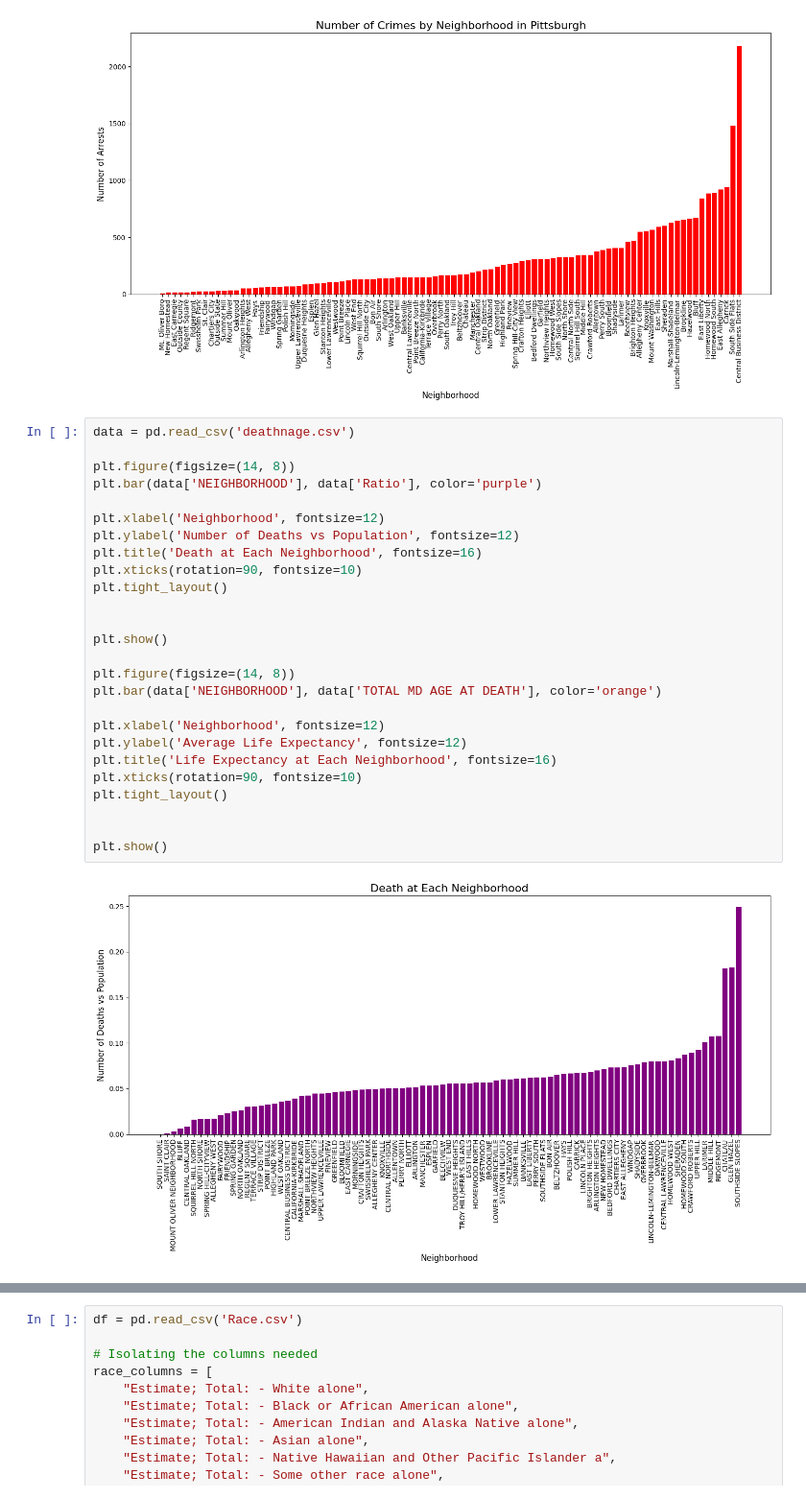
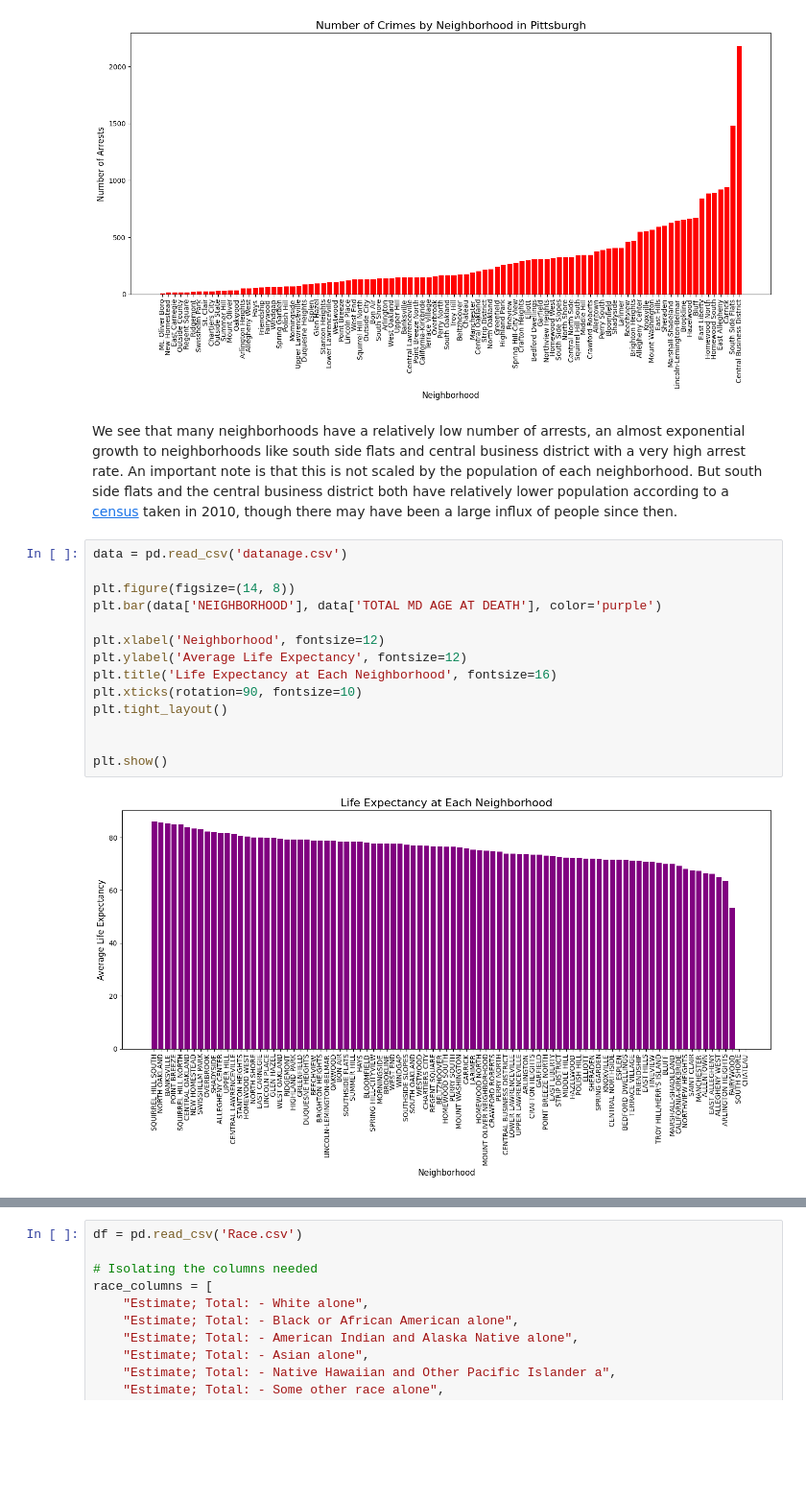
Before and after one commit to SAS609/final-project, a Jupyter notebook: finalproject.ipynb, the cells around one changed output, grey strips where cells are left out. Shown at 96% size. Cells and saved outputs as stored; diff of their text form; blank space fills up the shorter version.

```diff
--- a/finalproject.ipynb
+++ b/finalproject.ipynb
@@ -44,31 +44,21 @@ plt.tight_layout()
 plt.show()
 # %% [output]
 [figure]
+# %% [markdown]
+We see that many neighborhoods have a relatively low number of arrests, an almost exponential growth to neighborhoods like south side flats and central business district with a very high arrest rate. An important note is that this is not scaled by the population of each neighborhood. But south side flats and the central business district both have relatively lower population according to a [census](https://data.wprdc.org/dataset/pgh/resource/b7156251-6036-4b68-ad2a-95566c84343e) taken in 2010, though there may have been a large influx of people since then.
 # %%
-data = pd.read_csv('deathnage.csv')
+data = pd.read_csv('datanage.csv')
 
 plt.figure(figsize=(14, 8))
-plt.bar(data['NEIGHBORHOOD'], data['Ratio'], color='purple')
-
-plt.xlabel('Neighborhood', fontsize=12)
-plt.ylabel('Number of Deaths vs Population', fontsize=12)
-plt.title('Death at Each Neighborhood', fontsize=16)
-plt.xticks(rotation=90, fontsize=10)
-plt.tight_layout()
-
-
-plt.show()
-
-plt.figure(figsize=(14, 8))
-plt.bar(data['NEIGHBORHOOD'], data['TOTAL MD AGE AT DEATH'], color='orange')
+plt.bar(data['NEIGHBORHOOD'], data['TOTAL MD AGE AT DEATH'], color='purple')
 
 plt.xlabel('Neighborhood', fontsize=12)
 plt.ylabel('Average Life Expectancy', fontsize=12)
 plt.title('Life Expectancy at Each Neighborhood', fontsize=16)
 plt.xticks(rotation=90, fontsize=10)
 plt.tight_layout()
 
 
 plt.show()
 # %% [output]
-[figure, old version]
+[figure, new version]
```
Also changed, not shown: parts of 6 cells of this notebook, 2 other files.
